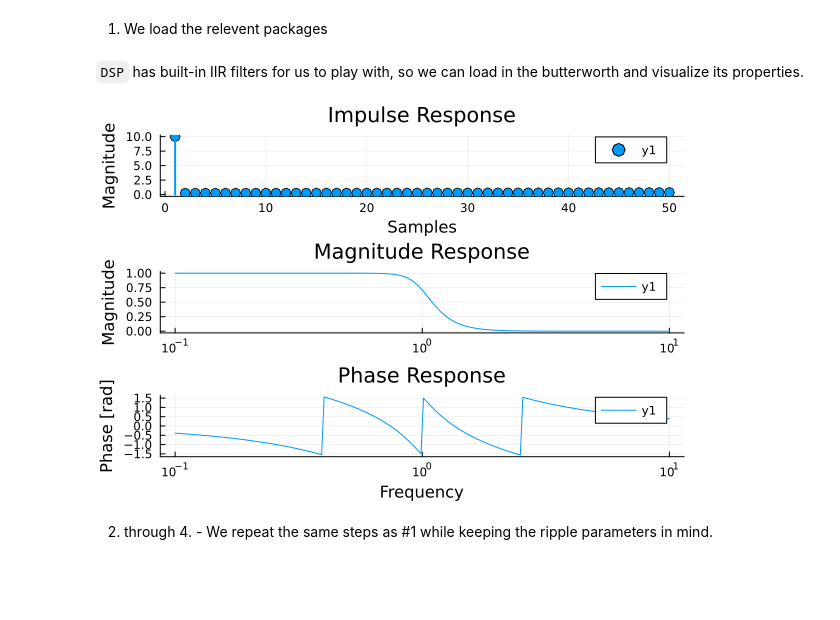
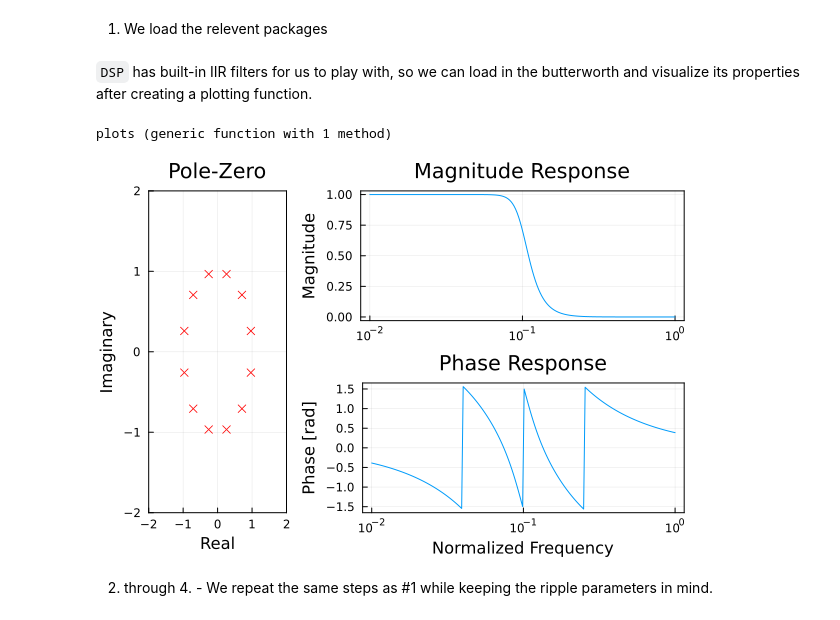
Before and after one commit to trevorolsson/DSP-Projects, a Jupyter notebook: Project 5/Project5.ipynb, the cells around one changed output. Drawn from its saved outputs; the diff is of its cells as text; code cells hidden in the pictures; blank space fills up the shorter version.

```diff
--- a/Project 5/Project5.ipynb
+++ b/Project 5/Project5.ipynb
@@ -29,26 +29,37 @@ using Plots, DSP, WAV, FFTW
 # %% [markdown]
-<code>DSP</code> has built-in IIR filters for us to play with, so we can load in the butterworth and visualize its properties.
+<code>DSP</code> has built-in IIR filters for us to play with, so we can load in the butterworth and visualize its properties after creating a plotting function.
-# %%
-x = vcat([1], zeros(Float64, (49,1)))
-
-bwf = Butterworth(6)
-h, w = freqresp(bwf)
-
-filt_butter = filt(h,w,x)
-mag = abs.(h)
-phase = atan.(imag.(h)./real.(h))
-
-p0 = plot(abs.(filt_butter), title="Impulse Response", lines=:stem, marker=:o, markersize=5, linewidth=2)
-yaxis!("Magnitude")
-xaxis!("Samples")
-p1 = plot(w, mag, title="Magnitude Response", xaxis=:log)
-yaxis!("Magnitude")
-p2 = plot(w, phase, title="Phase Response", xaxis=:log)
-yaxis!("Phase [rad]")
-xaxis!("Frequency")
-
-plot(p0, p1, p2, layout=(3,1))
-# %% [output]
-[figure, removed]
+# %%
+function plots(iir_filter, response)
+    h, w = response
+    mag = abs.(h)
+    phase = atan.(imag.(h)./real.(h))
+
+    layout_style = @layout [
+                a{0.3w} [grid(1,1)
+                 grid(1,1)]]
+
+    poles = iir_filter.p
+    zeros = iir_filter.z
+
+    p0 = scatter(real.(poles), imag.(poles), xlim=(-2, 2), ylim=(-2,2), marker=:x, color=:red, xlabel="Real", ylabel="Imaginary", title="Pole-Zero")
+    scatter!(-real.(poles), imag.(poles), xlim=(-2, 2), ylim=(-2,2), marker=:x, color=:red)
+    scatter!(real.(zeros), imag.(zeros), marker=:o, color=:black)
+
+    p1 = plot(w./w[length(w)], mag, title="Magnitude Response", xaxis=:log)
+    yaxis!("Magnitude")
+
+    p2 = plot(w./w[length(w)], phase, title="Phase Response", xaxis=:log)
+    yaxis!("Phase [rad]")
+    xaxis!("Normalized Frequency")
+
+    plot(p0, p1, p2, layout = layout_style , label="", framestyle=:box)
+end
+# %% [output]
+plots (generic function with 1 method)
+# %%
+bwf = Butterworth(6)
+plots(bwf, freqresp(bwf))
+# %% [output]
+[figure, added]
 # %% [markdown]
 2. through 4. - We repeat the same steps as #1 while keeping the ripple parameters in mind.
```
Also changed, not shown: parts of 18 cells of this notebook.
